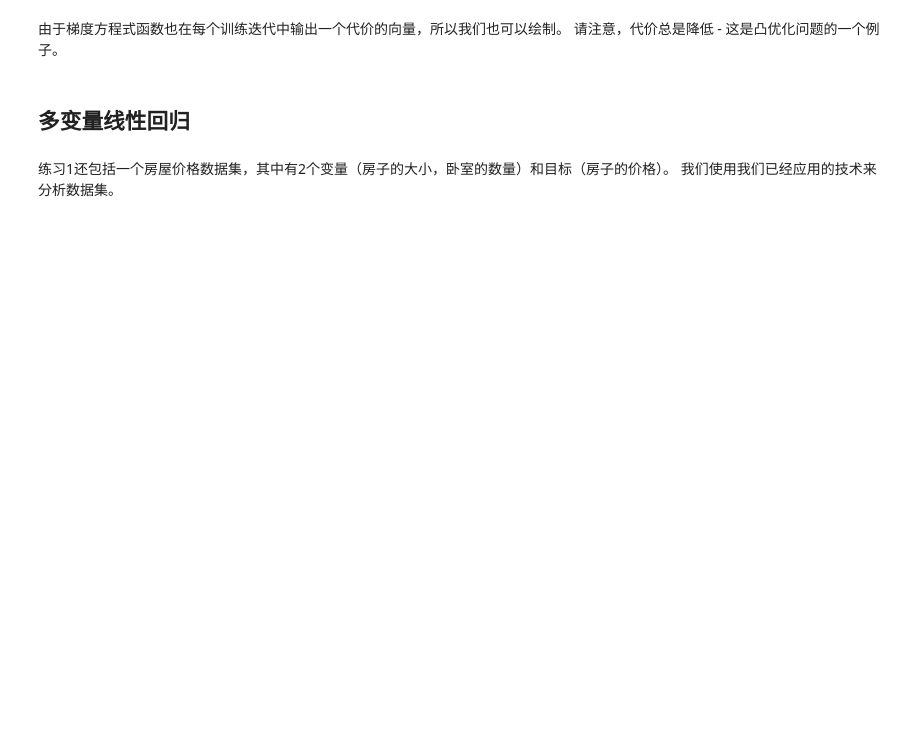
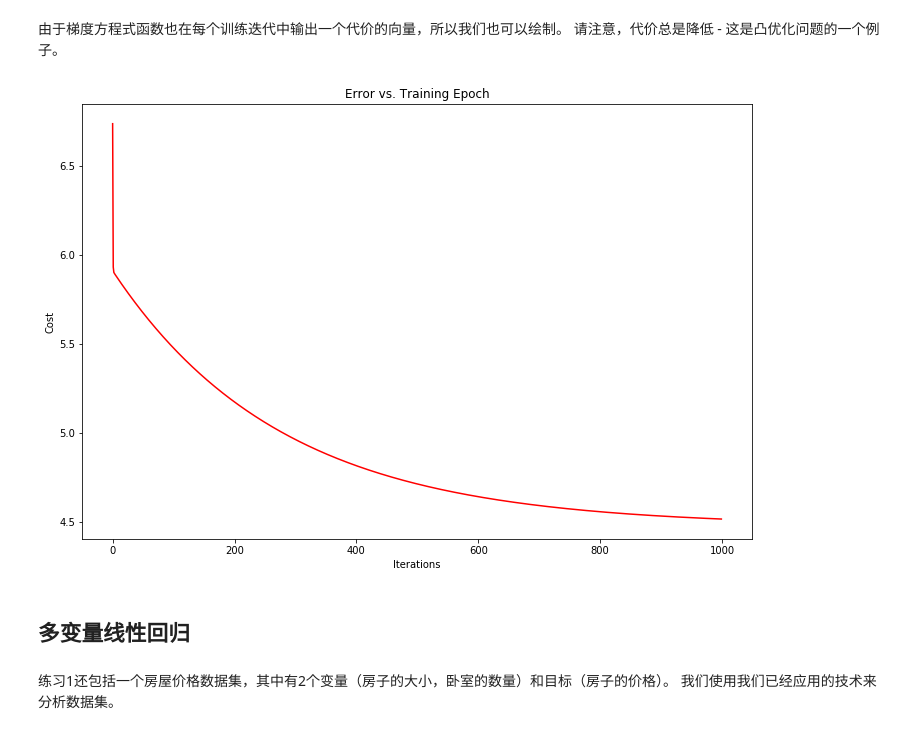
Before and after one commit to PowersYang/Coursera_ML_Exercise, a Jupyter notebook: machine-learning-ex1/ex1.ipynb, the cells around one changed output. Saved outputs shown, nothing was run; the diff lists cells and outputs as text; code cells hidden in the pictures; blank space fills up the shorter version.

```diff
--- a/machine-learning-ex1/ex1.ipynb
+++ b/machine-learning-ex1/ex1.ipynb
@@ -167,11 +172,13 @@ AttributeError: 'DataFrame' object has no attribute 'Population'
 由于梯度方程式函数也在每个训练迭代中输出一个代价的向量，所以我们也可以绘制。 请注意，代价总是降低 - 这是凸优化问题的一个例子。
 # %%
 fig, ax = plt.subplots(figsize=(12,8))
-ax.plot(np.arange(iters), cost, 'r')
+ax.plot(np.arange(iters), history_cost, 'r')
 ax.set_xlabel('Iterations')
 ax.set_ylabel('Cost')
 ax.set_title('Error vs. Training Epoch')
 plt.show()
+# %% [output]
+[figure, added]
 # %% [markdown]
 ## 多变量线性回归
 # %% [markdown]
```
Also changed, not shown: parts of 11 cells of this notebook.
